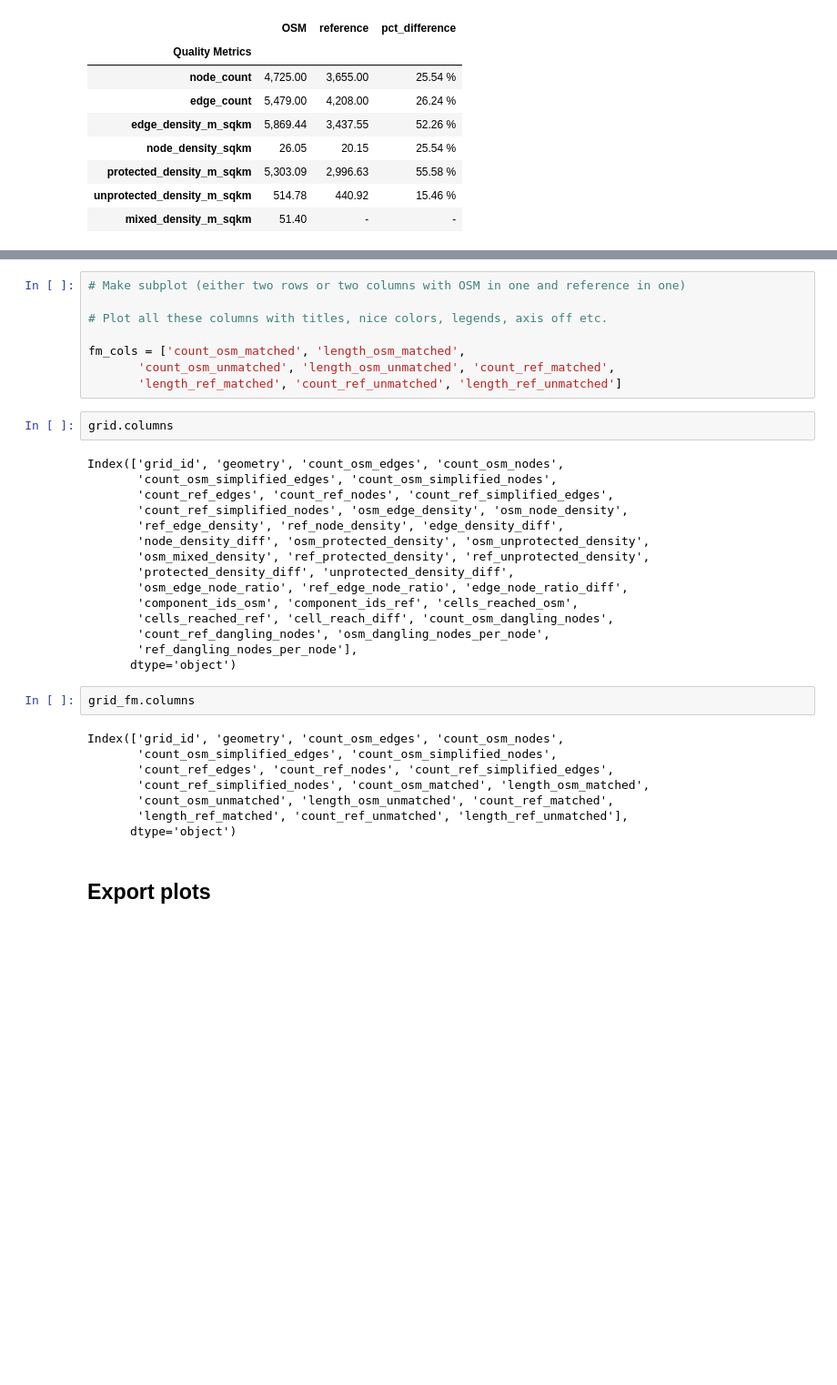
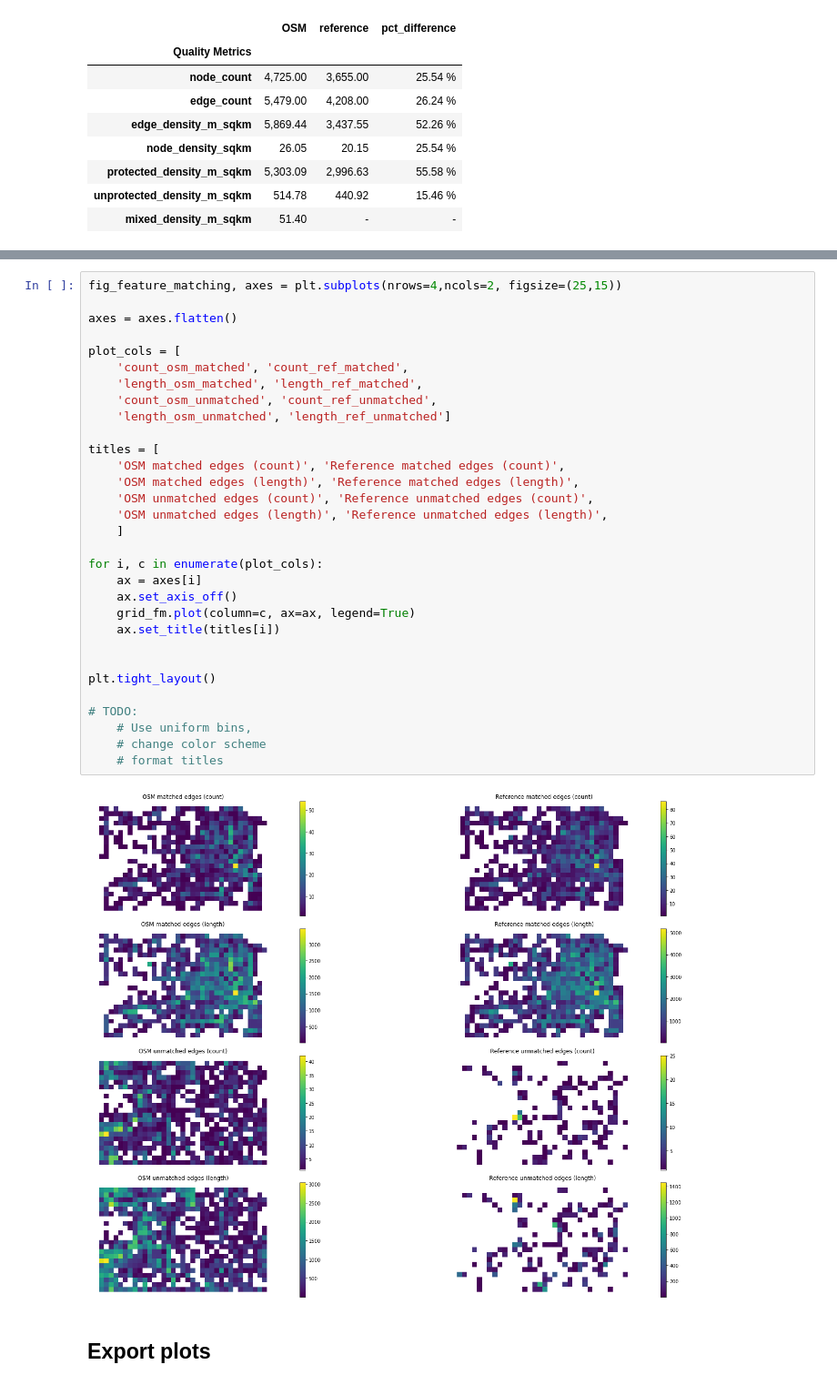
Before and after one commit to anerv/cycling_data_quality, a Jupyter notebook: scripts/03c_extrinsic_analysis_summary.ipynb, the cells around one changed output, grey strips where cells are left out. Shown at 91% size. Drawn from its saved outputs; the diff is of its cells as text; blank space fills up the shorter version.

```diff
--- a/scripts/03c_extrinsic_analysis_summary.ipynb
+++ b/scripts/03c_extrinsic_analysis_summary.ipynb
@@ -294,38 +510,36 @@ Choose between plotting values for both or plotting differences?
-# %%
-# Make subplot (either two rows or two columns with OSM in one and reference in one)
-
-# Plot all these columns with titles, nice colors, legends, axis off etc.
-
-fm_cols = ['count_osm_matched', 'length_osm_matched',
-       'count_osm_unmatched', 'length_osm_unmatched', 'count_ref_matched',
-       'length_ref_matched', 'count_ref_unmatched', 'length_ref_unmatched']
-# %%
-grid.columns
-# %% [output]
-Index(['grid_id', 'geometry', 'count_osm_edges', 'count_osm_nodes',
-       'count_osm_simplified_edges', 'count_osm_simplified_nodes',
-       'count_ref_edges', 'count_ref_nodes', 'count_ref_simplified_edges',
-       'count_ref_simplified_nodes', 'osm_edge_density', 'osm_node_density',
-       'ref_edge_density', 'ref_node_density', 'edge_density_diff',
-       'node_density_diff', 'osm_protected_density', 'osm_unprotected_density',
-       'osm_mixed_density', 'ref_protected_density', 'ref_unprotected_density',
-       'protected_density_diff', 'unprotected_density_diff',
-       'osm_edge_node_ratio', 'ref_edge_node_ratio', 'edge_node_ratio_diff',
-       'component_ids_osm', 'component_ids_ref', 'cells_reached_osm',
-       'cells_reached_ref', 'cell_reach_diff', 'count_osm_dangling_nodes',
-       'count_ref_dangling_nodes', 'osm_dangling_nodes_per_node',
-       'ref_dangling_nodes_per_node'],
-      dtype='object')
-# %%
-grid_fm.columns
-# %% [output]
-Index(['grid_id', 'geometry', 'count_osm_edges', 'count_osm_nodes',
-       'count_osm_simplified_edges', 'count_osm_simplified_nodes',
-       'count_ref_edges', 'count_ref_nodes', 'count_ref_simplified_edges',
-       'count_ref_simplified_nodes', 'count_osm_matched', 'length_osm_matched',
-       'count_osm_unmatched', 'length_osm_unmatched', 'count_ref_matched',
-       'length_ref_matched', 'count_ref_unmatched', 'length_ref_unmatched'],
-      dtype='object')
+# %%
+fig_feature_matching, axes = plt.subplots(nrows=4,ncols=2, figsize=(25,15))
+
+axes = axes.flatten()
+
+plot_cols = [
+    'count_osm_matched', 'count_ref_matched',
+    'length_osm_matched', 'length_ref_matched',
+    'count_osm_unmatched', 'count_ref_unmatched',
+    'length_osm_unmatched', 'length_ref_unmatched']
+
+titles = [
+    'OSM matched edges (count)', 'Reference matched edges (count)',
+    'OSM matched edges (length)', 'Reference matched edges (length)',
+    'OSM unmatched edges (count)', 'Reference unmatched edges (count)',
+    'OSM unmatched edges (length)', 'Reference unmatched edges (length)',
+    ]
+
+for i, c in enumerate(plot_cols):
+    ax = axes[i]
+    ax.set_axis_off()
+    grid_fm.plot(column=c, ax=ax, legend=True)
+    ax.set_title(titles[i])
+
+
+plt.tight_layout()
+
+# TODO:
+    # Use uniform bins,
+    # change color scheme
+    # format titles
+# %% [output]
+[figure, added]
 # %% [markdown]
 ## Export plots
 # %%
```
Also changed, not shown: parts of 23 cells of this notebook.
